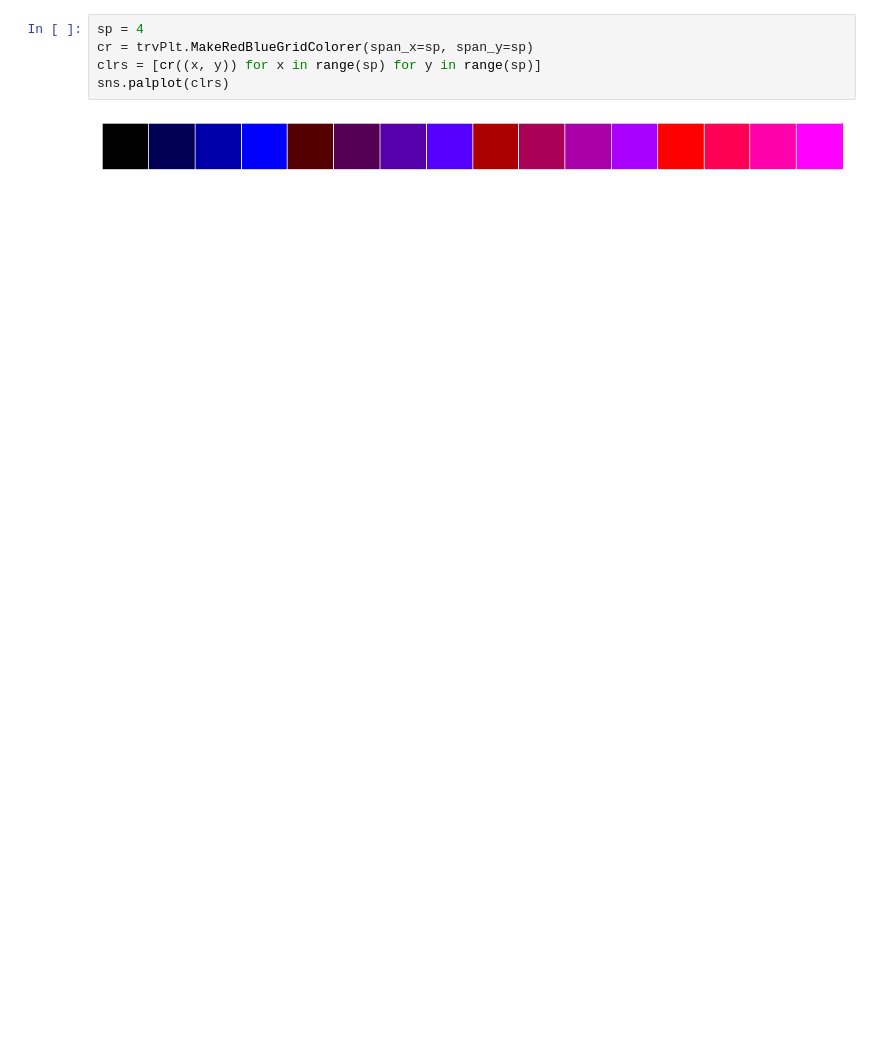
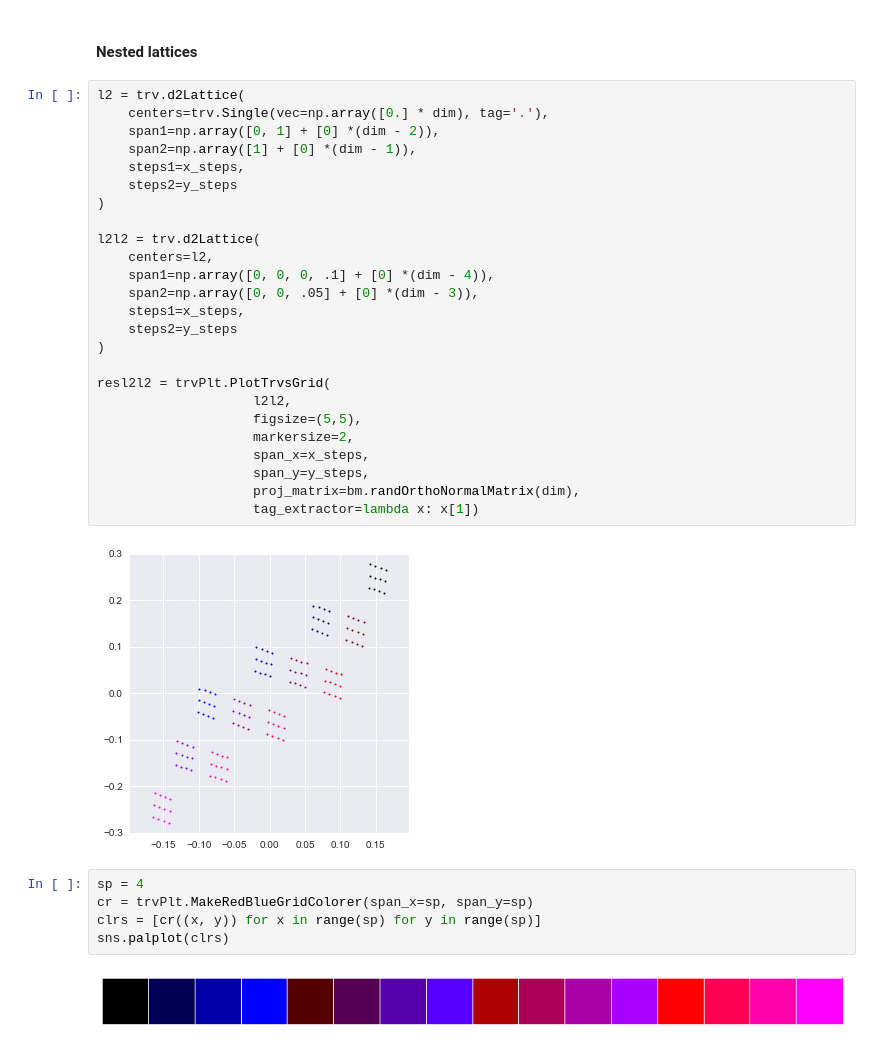
Before and after one commit to tp-nscan/SharedIpynb, a Jupyter notebook: GaussianHd.ipynb, the cells around one changed output. Saved outputs shown, nothing was run; the diff lists cells and outputs as text; blank space fills up the shorter version.

```diff
--- a/GaussianHd.ipynb
+++ b/GaussianHd.ipynb
@@ -40,3 +90,32 @@ resG = trvPlt.PlotTrvs(tcvG, figsize=(5,5),
+# %% [markdown]
+#### Nested lattices
+# %%
+l2 = trv.d2Lattice(
+    centers=trv.Single(vec=np.array([0.] * dim), tag='.'),
+    span1=np.array([0, 1] + [0] *(dim - 2)),
+    span2=np.array([1] + [0] *(dim - 1)),
+    steps1=x_steps,
+    steps2=y_steps
+)
+
+l2l2 = trv.d2Lattice(
+    centers=l2,
+    span1=np.array([0, 0, 0, .1] + [0] *(dim - 4)),
+    span2=np.array([0, 0, .05] + [0] *(dim - 3)),
+    steps1=x_steps,
+    steps2=y_steps
+)
+
+resl2l2 = trvPlt.PlotTrvsGrid(
+                    l2l2,
+                    figsize=(5,5),
+                    markersize=2,
+                    span_x=x_steps,
+                    span_y=y_steps,
+                    proj_matrix=bm.randOrthoNormalMatrix(dim),
+                    tag_extractor=lambda x: x[1])
+# %% [output]
+[figure, added]
 # %%
 sp = 4
 cr = trvPlt.MakeRedBlueGridColorer(span_x=sp, span_y=sp)
```
Also changed, not shown: parts of 16 cells of this notebook, 3 other files.
